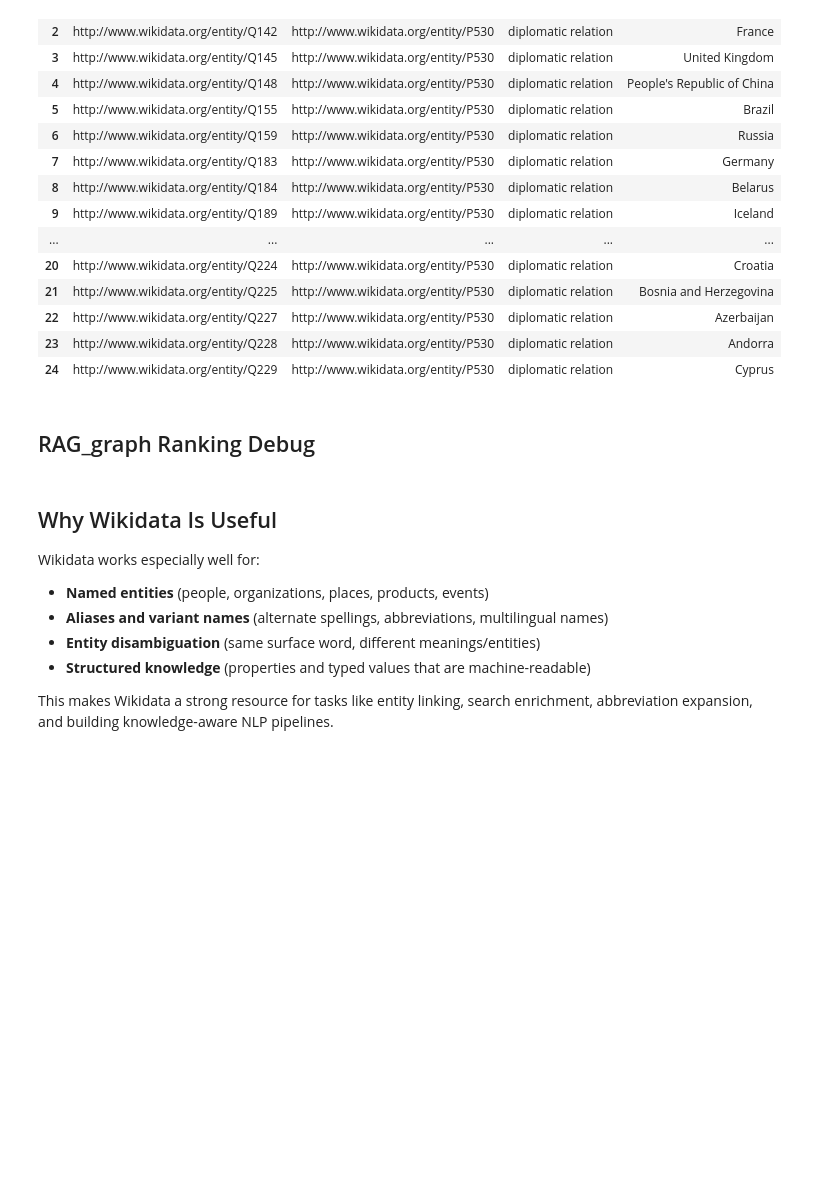
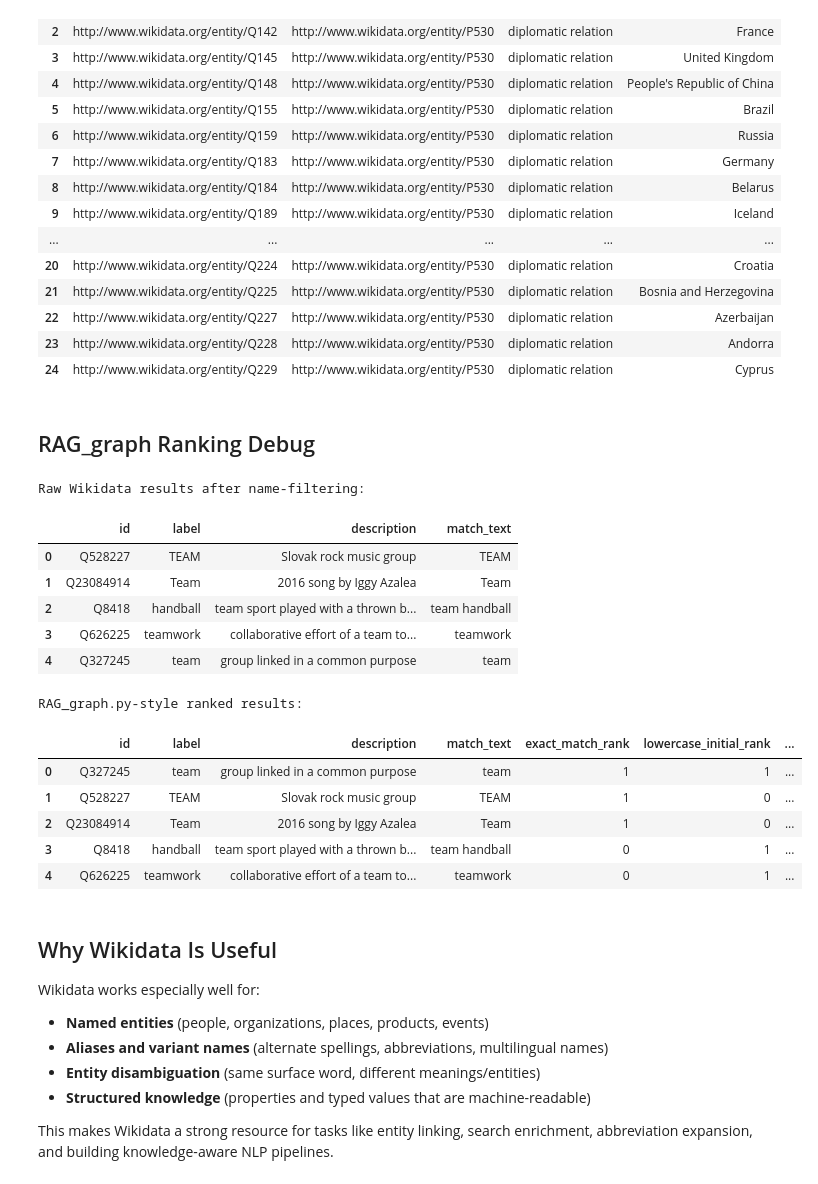
Before and after one commit to YxRicardo/LiteSemRAG, a Jupyter notebook: jupyter_notebooks/explore_wikidata.ipynb, the cells around one changed output. Cells and saved outputs as stored; diff of their text form; code cells hidden in the pictures; blank space fills up the shorter version.

```diff
--- a/jupyter_notebooks/explore_wikidata.ipynb
+++ b/jupyter_notebooks/explore_wikidata.ipynb
@@ -746,7 +746,7 @@ display(df_sparql)
 # %% [markdown]
 ## RAG_graph Ranking Debug
 # %%
-DEBUG_TERM = "life"
+DEBUG_TERM = "team"
 DEBUG_LIMIT = 5
 DEBUG_REQUIRE_DETAILED_DESCRIPTION = True
 DEBUG_FILTER_NAME = True
@@ -830,36 +830,48 @@ def debug_rag_graph_candidate_ranking(
             "detailed_description",
             [detailed_descriptions.get(entity_id, "") for entity_id in ranked_df["id"]],
         )
         ranked_df = ranked_df[_series_non_empty_mask(ranked_df["detailed_description"])].reset_index(drop=True)
 
     return raw_df, ranked_df
 
 
 raw_df, rag_ranked_df = debug_rag_graph_candidate_ranking(
     DEBUG_TERM,
     language=DEBUG_LANGUAGE,
     limit=DEBUG_LIMIT,
     require_detailed_description=DEBUG_REQUIRE_DETAILED_DESCRIPTION,
     filter_name=DEBUG_FILTER_NAME,
 )
 
-print("Raw Wikidata results after name-filtering:")
-display(raw_df[["id", "label", "description", "match_text"]])
-
 print("RAG_graph.py-style ranked results:")
 display(
     rag_ranked_df[
         [
             "id",
             "label",
             "description",
             "match_text",
             "exact_match_rank",
             "lowercase_initial_rank",
             *(["detailed_description"] if "detailed_description" in rag_ranked_df.columns else []),
         ]
     ]
 )
+# %% [output]
+Raw Wikidata results after name-filtering:
+|  | id | label | description | match_text |
+| 0 | Q528227 | TEAM | Slovak rock music group | TEAM |
+| 1 | Q23084914 | Team | 2016 song by Iggy Azalea | Team |
+| 2 | Q8418 | handball | team sport played with a thrown b... | team handball |
+| 3 | Q626225 | teamwork | collaborative effort of a team to... | teamwork |
+| 4 | Q327245 | team | group linked in a common purpose | team |
+RAG_graph.py-style ranked results:
+|  | id | label | description | match_text | exact_match_rank | lowercase_initial_rank | ... |
+| 0 | Q327245 | team | group linked in a common purpose | team | 1 | 1 | ... |
+| 1 | Q528227 | TEAM | Slovak rock music group | TEAM | 1 | 0 | ... |
+| 2 | Q23084914 | Team | 2016 song by Iggy Azalea | Team | 1 | 0 | ... |
+| 3 | Q8418 | handball | team sport played with a thrown b... | team handball | 0 | 1 | ... |
+| 4 | Q626225 | teamwork | collaborative effort of a team to... | teamwork | 0 | 1 | ... |
 # %% [markdown]
 ## Why Wikidata Is Useful
 Wikidata works especially well for:
```
Also changed, not shown: 4 other files.
